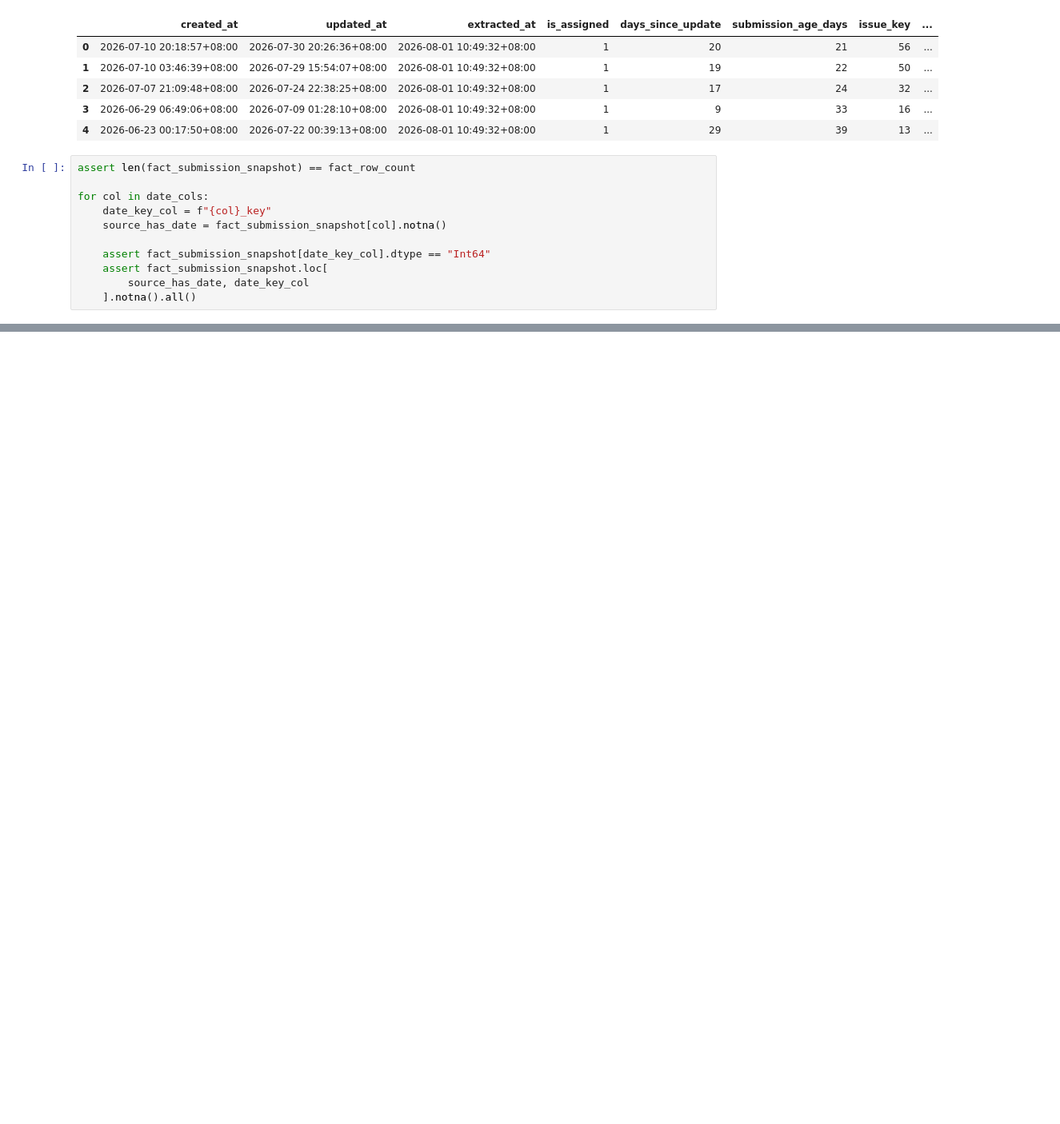
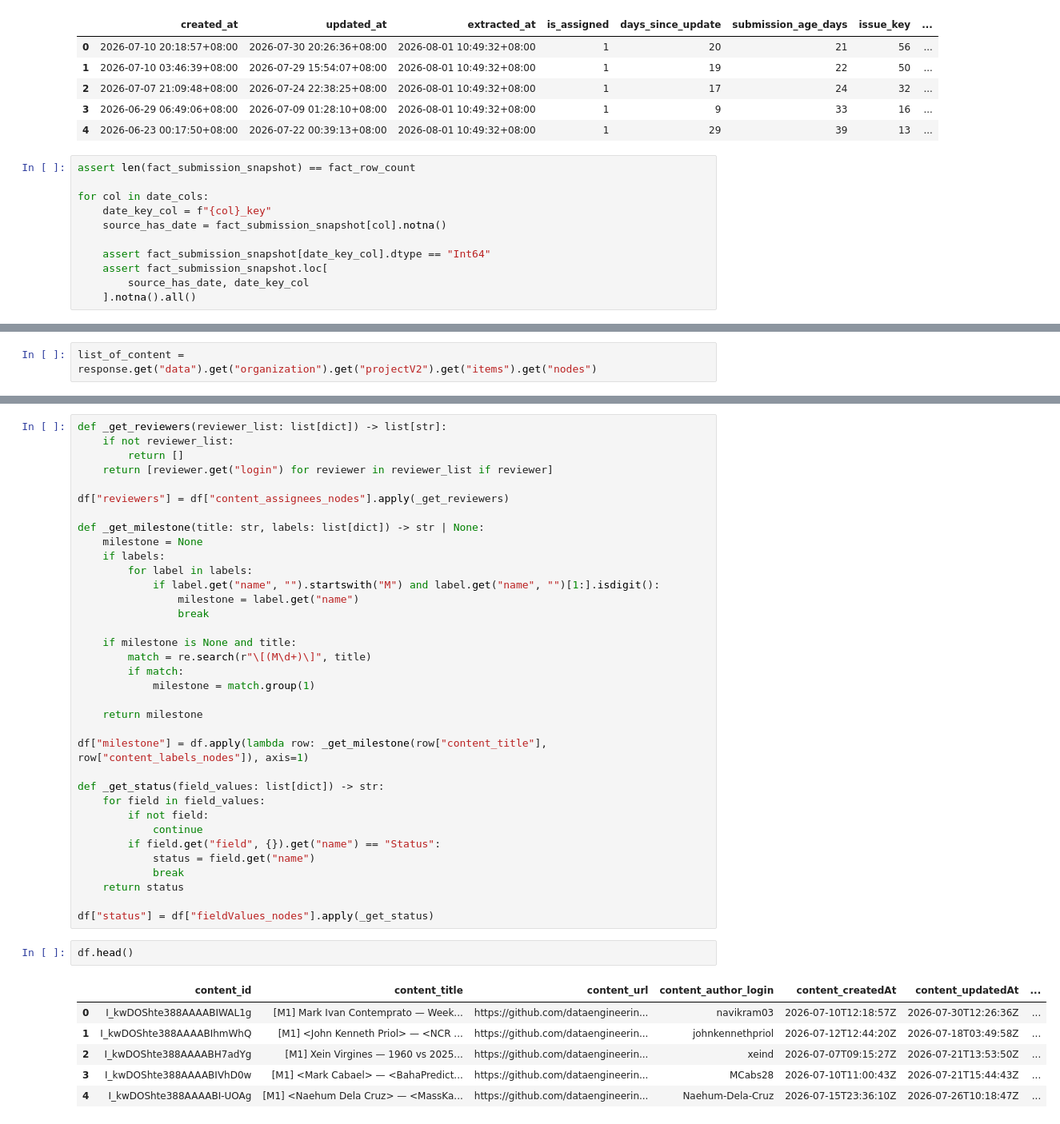
Before and after one commit to kimodri/dep-submission-pipeline, a Jupyter notebook: notebooks/exploration.ipynb, the cells around one changed output, grey strips where cells are left out. Shown at 80% size. Cells and saved outputs as stored; diff of their text form; blank space fills up the shorter version.

```diff
--- a/notebooks/exploration.ipynb
+++ b/notebooks/exploration.ipynb
@@ -680,0 +707,2 @@ for name, config in DIMENSION_CONFIG.items():
+# %%
+list_of_content = response.get("data").get("organization").get("projectV2").get("items").get("nodes")
@@ -680,0 +756,44 @@ for name, config in DIMENSION_CONFIG.items():
+# %%
+def _get_reviewers(reviewer_list: list[dict]) -> list[str]:
+    if not reviewer_list:
+        return []
+    return [reviewer.get("login") for reviewer in reviewer_list if reviewer]
+
+df["reviewers"] = df["content_assignees_nodes"].apply(_get_reviewers)
+
+def _get_milestone(title: str, labels: list[dict]) -> str | None:
+    milestone = None
+    if labels:
+        for label in labels:
+            if label.get("name", "").startswith("M") and label.get("name", "")[1:].isdigit():
+                milestone = label.get("name")
+                break
+
+    if milestone is None and title:
+        match = re.search(r"\[(M\d+)\]", title)
+        if match:
+            milestone = match.group(1)
+
+    return milestone
+
+df["milestone"] = df.apply(lambda row: _get_milestone(row["content_title"], row["content_labels_nodes"]), axis=1)
+
+def _get_status(field_values: list[dict]) -> str:
+    for field in field_values:
+        if not field:
+            continue
+        if field.get("field", {}).get("name") == "Status":
+            status = field.get("name")
+            break
+    return status
+
+df["status"] = df["fieldValues_nodes"].apply(_get_status)
+# %%
+df.head()
+# %% [output]
+|  | content_id | content_title | content_url | content_author_login | content_createdAt | content_updatedAt | ... |
+| 0 | I_kwDOShte388AAAABIWAL1g | [M1] Mark Ivan Contemprato — Week... | https://github.com/dataengineerin... | navikram03 | 2026-07-10T12:18:57Z | 2026-07-30T12:26:36Z | ... |
+| 1 | I_kwDOShte388AAAABIhmWhQ | [M1] <John Kenneth Priol> — <NCR ... | https://github.com/dataengineerin... | johnkennethpriol | 2026-07-12T12:44:20Z | 2026-07-18T03:49:58Z | ... |
+| 2 | I_kwDOShte388AAAABH7adYg | [M1] Xein Virgines — 1960 vs 2025... | https://github.com/dataengineerin... | xeind | 2026-07-07T09:15:27Z | 2026-07-21T13:53:50Z | ... |
+| 3 | I_kwDOShte388AAAABIVhD0w | [M1] <Mark Cabael> — <BahaPredict... | https://github.com/dataengineerin... | MCabs28 | 2026-07-10T11:00:43Z | 2026-07-21T15:44:43Z | ... |
+| 4 | I_kwDOShte388AAAABI-UOAg | [M1] <Naehum Dela Cruz> — <MassKa... | https://github.com/dataengineerin... | Naehum-Dela-Cruz | 2026-07-15T23:36:10Z | 2026-07-26T10:18:47Z | ... |
```
Also changed, not shown: parts of 23 cells of this notebook, 15 other files.
